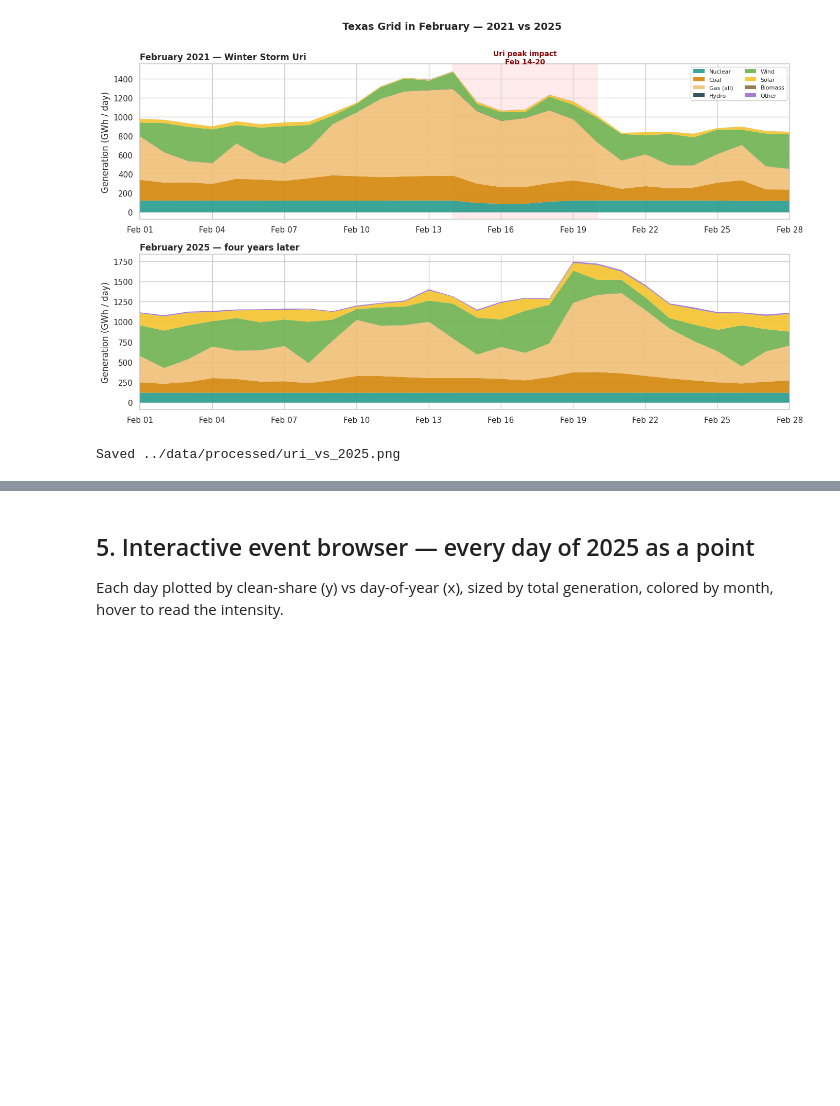
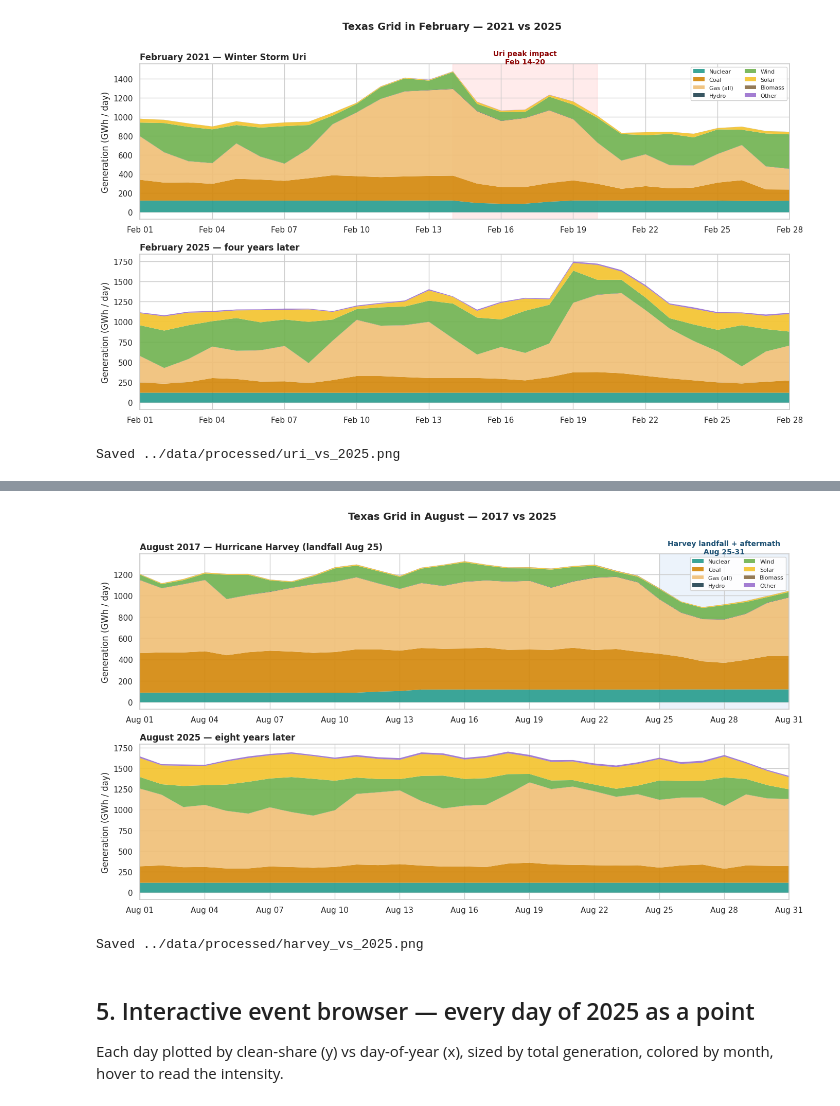
Before and after one commit to Pushpesh-31/ai-art, a Jupyter notebook: editions/texas-grid/notebooks/07_events_and_weeks.ipynb, the cells around one changed output, grey strips where cells are left out. Cells and saved outputs as stored; diff of their text form; code cells hidden in the pictures; blank space fills up the shorter version.

```diff
--- a/editions/texas-grid/notebooks/07_events_and_weeks.ipynb
+++ b/editions/texas-grid/notebooks/07_events_and_weeks.ipynb
@@ -393,3 +451,55 @@ Saved ../data/processed/uri_vs_2025.png
+# %%
+# Two-panel comparison — Aug 2017 vs Aug 2025
+fig, axes = plt.subplots(2, 1, figsize=(14, 8), sharex=False)
+
+HARVEY_WINDOW_START = pd.Timestamp('2017-08-25')
+HARVEY_WINDOW_END = pd.Timestamp('2017-08-31')
+
+for ax, (title, df, year) in zip(
+    axes,
+    [('August 2017 — Hurricane Harvey (landfall Aug 25)', aug2017, 2017),
+     ('August 2025 — eight years later', aug2025, 2025)],
+):
+    bottom = np.zeros(len(df))
+    for fuel in STACK_ORDER:
+        if fuel not in df.columns:
+            continue
+        vals = df[fuel].values / 1e3
+        ax.fill_between(df.index, bottom, bottom + vals,
+                        color=fuel_colors.get(fuel, '#888'),
+                        label=stack_labels_simple.get(fuel, fuel),
+                        alpha=0.92, linewidth=0)
+        bottom += vals
+    ax.set_title(title, fontsize=12, fontweight='bold', loc='left')
+    ax.set_ylabel('Generation (GWh / day)')
+    ax.set_xlim(df.index.min(), df.index.max())
+    ax.xaxis.set_major_locator(mdates.DayLocator(interval=3))
+    ax.xaxis.set_major_formatter(mdates.DateFormatter('%b %d'))
+    ax.tick_params(axis='x', rotation=0)
+
+    if year == 2017:
+        ax.axvspan(HARVEY_WINDOW_START, HARVEY_WINDOW_END,
+                   color='#4A90D9', alpha=0.10, zorder=0)
+        ax.annotate('Harvey landfall + aftermath\nAug 25-31',
+                    xy=(HARVEY_WINDOW_START + (HARVEY_WINDOW_END - HARVEY_WINDOW_START)/2,
+                        bottom.max() * 1.05),
+                    ha='center', fontsize=10, color='#1B4F72', fontweight='bold')
+
+axes[0].legend(loc='upper right', ncol=2, fontsize=8, framealpha=0.9)
+plt.suptitle('Texas Grid in August — 2017 vs 2025',
+             fontsize=14, fontweight='bold', y=1.00)
+plt.tight_layout()
+plt.savefig(PROCESSED / 'harvey_vs_2025.png', dpi=150, bbox_inches='tight')
+plt.show()
+print(f'Saved {PROCESSED / "harvey_vs_2025.png"}')
+
+# Register Harvey as an event
+record(trough_date, 'harvey_memorial',
+       f'{trough_value/1e3:,.0f} GWh ({drop_pct:.0f}% below baseline)',
+       f'Historical reference — Hurricane Harvey demand trough: on this day in 2017, days after landfall, ERCOT delivered {trough_value/1e3:,.0f} GWh — a {drop_pct:.0f}% drop from the {baseline_2017/1e3:,.0f} GWh pre-storm baseline. Unlike Uri, the fleet held; it was the demand that disappeared.')
+# %% [output]
+[figure, added]
+Saved ../data/processed/harvey_vs_2025.png
 # %% [markdown]
 ## 5. Interactive event browser — every day of 2025 as a point
 
```
Also changed, not shown: parts of 3 cells of this notebook, 3 other files.
